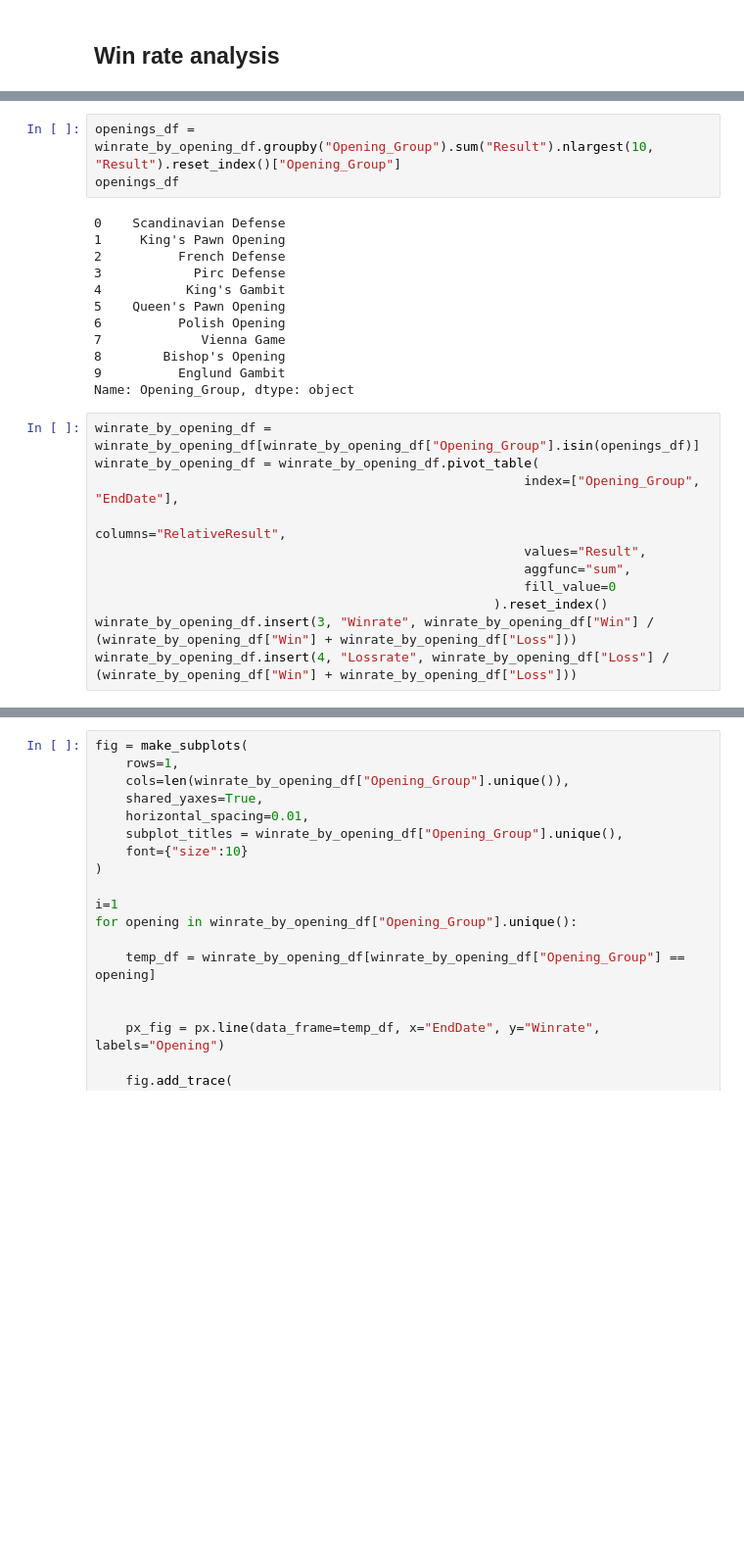
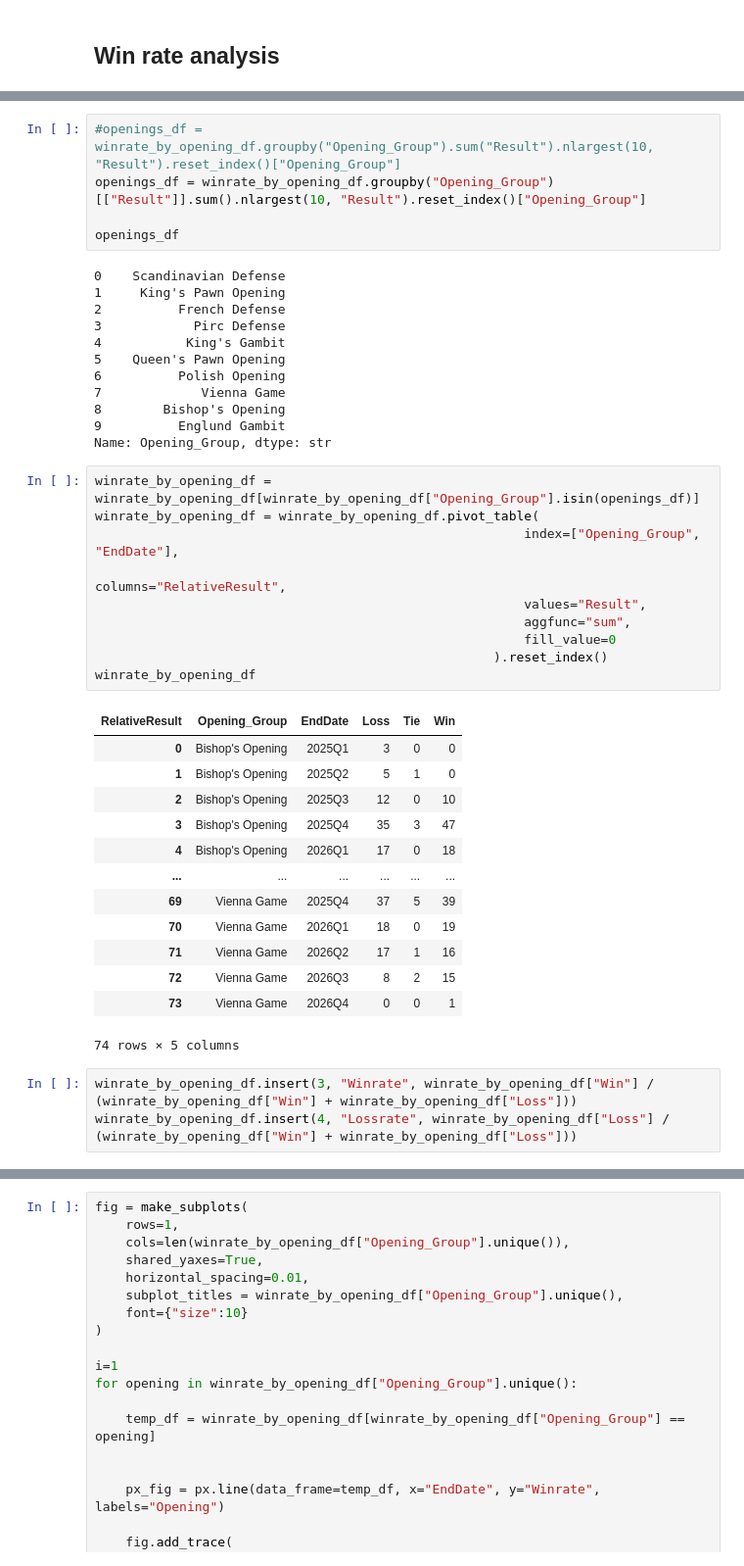
Before and after one commit to raja-akel/Python-Chess-Coach, a Jupyter notebook: my_games_statistics.ipynb, the cells around one changed output, grey strips where cells are left out. Shown at 98% size. Cells and saved outputs as stored; diff of their text form; blank space fills up the shorter version.

```diff
--- a/my_games_statistics.ipynb
+++ b/my_games_statistics.ipynb
@@ -146,5 +151,7 @@ winrate_by_opening_df.sample(10)
 # %%
-openings_df = winrate_by_opening_df.groupby("Opening_Group").sum("Result").nlargest(10, "Result").reset_index()["Opening_Group"]
+#openings_df = winrate_by_opening_df.groupby("Opening_Group").sum("Result").nlargest(10, "Result").reset_index()["Opening_Group"]
+openings_df = winrate_by_opening_df.groupby("Opening_Group")[["Result"]].sum().nlargest(10, "Result").reset_index()["Opening_Group"]
+
 openings_df
 # %% [output]
 0    Scandinavian Defense
@@ -157,18 +164,34 @@ openings_df
 7             Vienna Game
 8        Bishop's Opening
 9          Englund Gambit
-Name: Opening_Group, dtype: object
+Name: Opening_Group, dtype: str
 # %%
 winrate_by_opening_df = winrate_by_opening_df[winrate_by_opening_df["Opening_Group"].isin(openings_df)]
 winrate_by_opening_df = winrate_by_opening_df.pivot_table(
                                                         index=["Opening_Group", "EndDate"],
                                                         columns="RelativeResult",
                                                         values="Result",
                                                         aggfunc="sum",
                                                         fill_value=0
                                                     ).reset_index()
-winrate_by_opening_df.insert(3, "Winrate", winrate_by_opening_df["Win"] / (winrate_by_opening_df["Win"] + winrate_by_opening_df["Loss"]))
-winrate_by_opening_df.insert(4, "Lossrate", winrate_by_opening_df["Loss"] / (winrate_by_opening_df["Win"] + winrate_by_opening_df["Loss"]))
+winrate_by_opening_df
+# %% [output]
+| RelativeResult | Opening_Group | EndDate | Loss | Tie | Win |
+| 0 | Bishop's Opening | 2025Q1 | 3 | 0 | 0 |
+| 1 | Bishop's Opening | 2025Q2 | 5 | 1 | 0 |
+| 2 | Bishop's Opening | 2025Q3 | 12 | 0 | 10 |
+| 3 | Bishop's Opening | 2025Q4 | 35 | 3 | 47 |
+| 4 | Bishop's Opening | 2026Q1 | 17 | 0 | 18 |
+| ... | ... | ... | ... | ... | ... |
+| 69 | Vienna Game | 2025Q4 | 37 | 5 | 39 |
+| 70 | Vienna Game | 2026Q1 | 18 | 0 | 19 |
+| 71 | Vienna Game | 2026Q2 | 17 | 1 | 16 |
+| 72 | Vienna Game | 2026Q3 | 8 | 2 | 15 |
+| 73 | Vienna Game | 2026Q4 | 0 | 0 | 1 |
+74 rows × 5 columns
+# %%
+winrate_by_opening_df.insert(3, "Winrate", winrate_by_opening_df["Win"] / (winrate_by_opening_df["Win"] + winrate_by_opening_df["Loss"]))
+winrate_by_opening_df.insert(4, "Lossrate", winrate_by_opening_df["Loss"] / (winrate_by_opening_df["Win"] + winrate_by_opening_df["Loss"]))
 # %%
 winrate_by_opening_df.head(100)
 # %% [output]
```
Also changed, not shown: parts of 11 cells of this notebook, 20 other files.
